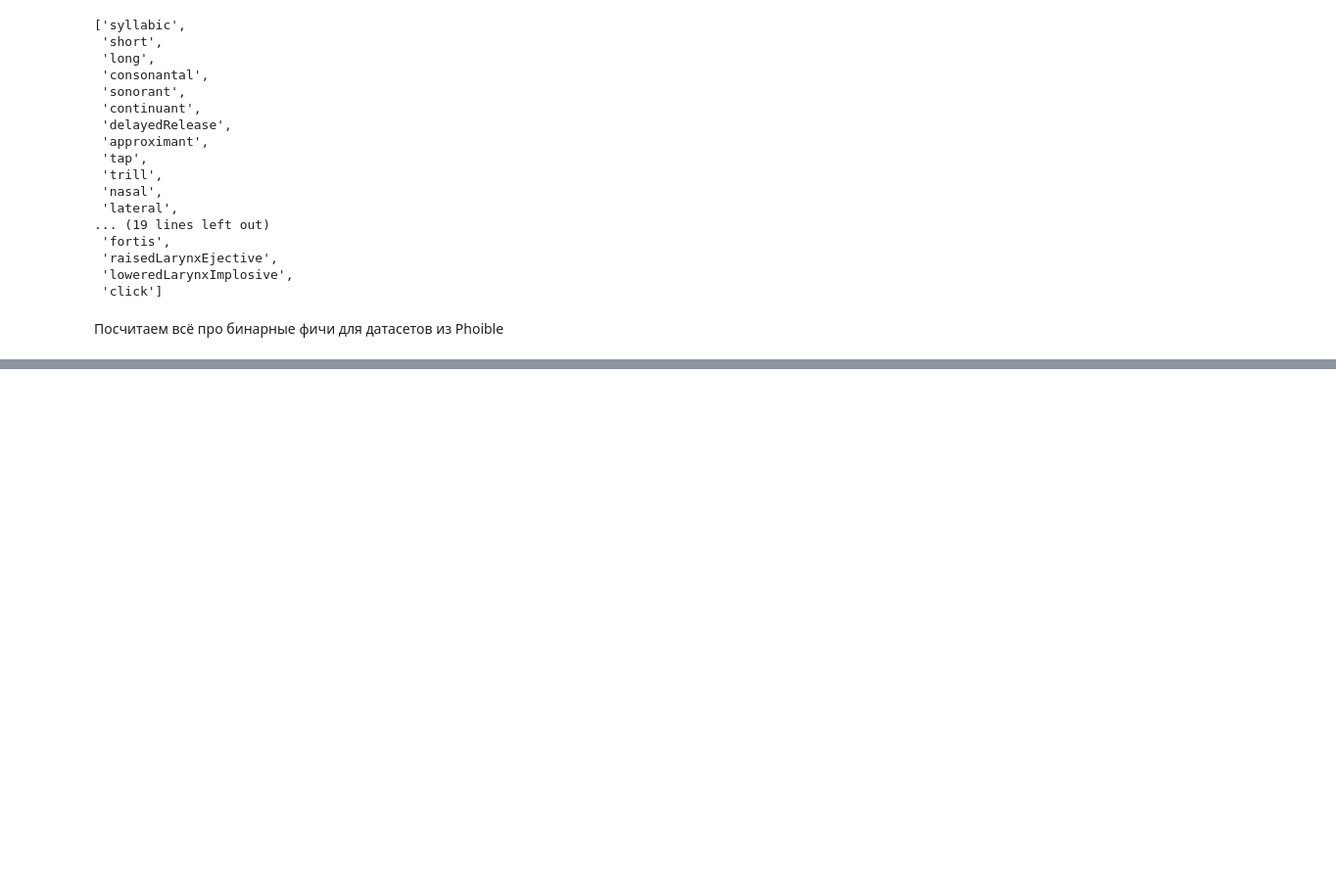
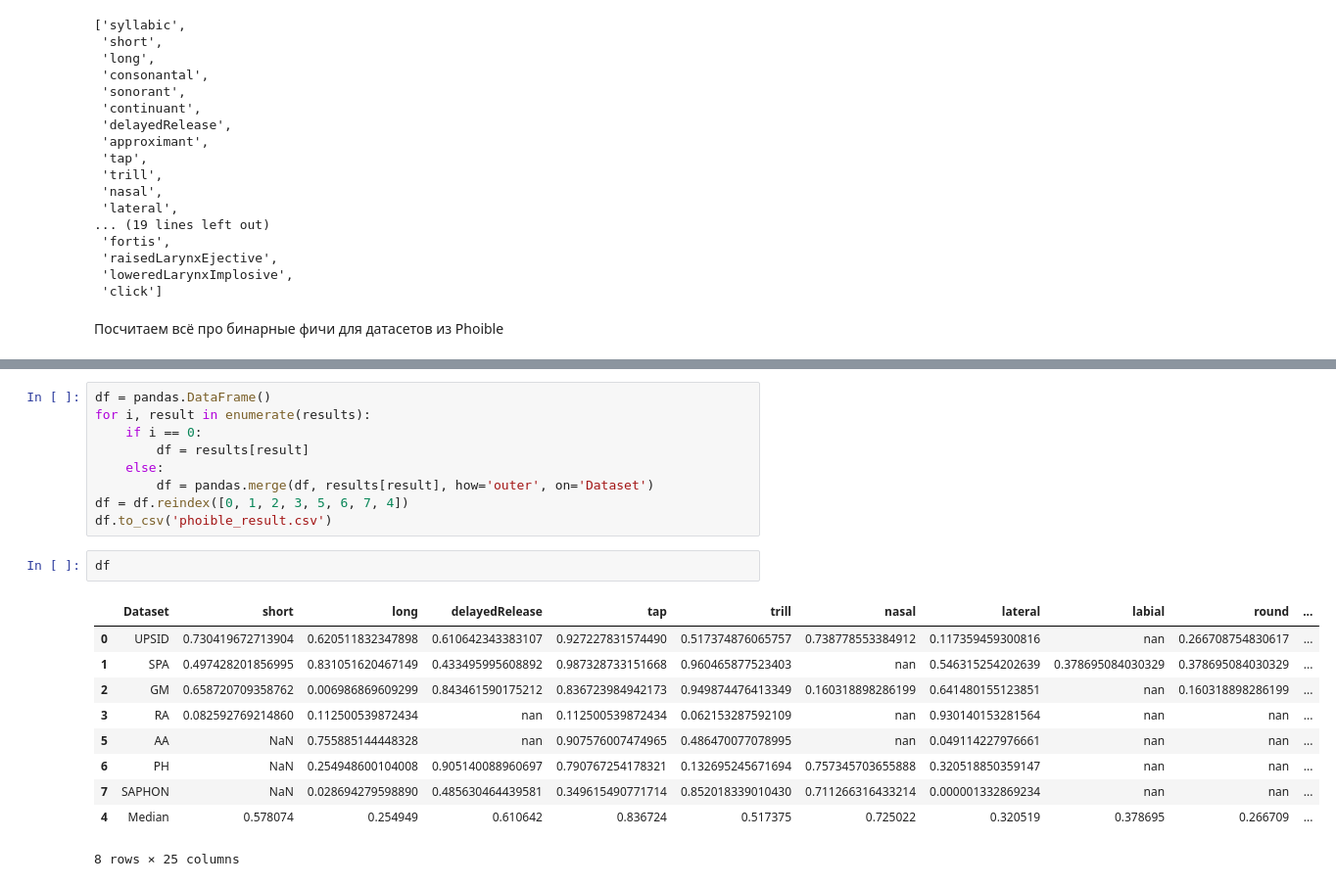
Before and after one commit to OneAdder/lingtypology_research, a Jupyter notebook: Ejectives, Implosives and Elevation (full data).ipynb, the cells around one changed output, grey strips where cells are left out. Shown at 98% size. Saved outputs shown, nothing was run; the diff lists cells and outputs as text; blank space fills up the shorter version.

```diff
--- a/Ejectives, Implosives and Elevation (full data).ipynb
+++ b/Ejectives, Implosives and Elevation (full data).ipynb
@@ -598,0 +235,22 @@ results['click']
+# %%
+df = pandas.DataFrame()
+for i, result in enumerate(results):
+    if i == 0:
+        df = results[result]
+    else:
+        df = pandas.merge(df, results[result], how='outer', on='Dataset')
+df = df.reindex([0, 1, 2, 3, 5, 6, 7, 4])
+df.to_csv('phoible_result.csv')
+# %%
+df
+# %% [output]
+|  | Dataset | short | long | delayedRelease | tap | trill | nasal | lateral | labial | round | ... |
+| 0 | UPSID | 0.730419672713904 | 0.620511832347898 | 0.610642343383107 | 0.927227831574490 | 0.517374876065757 | 0.738778553384912 | 0.117359459300816 | nan | 0.266708754830617 | ... |
+| 1 | SPA | 0.497428201856995 | 0.831051620467149 | 0.433495995608892 | 0.987328733151668 | 0.960465877523403 | nan | 0.546315254202639 | 0.378695084030329 | 0.378695084030329 | ... |
+| 2 | GM | 0.658720709358762 | 0.006986869609299 | 0.843461590175212 | 0.836723984942173 | 0.949874476413349 | 0.160318898286199 | 0.641480155123851 | nan | 0.160318898286199 | ... |
+| 3 | RA | 0.082592769214860 | 0.112500539872434 | nan | 0.112500539872434 | 0.062153287592109 | nan | 0.930140153281564 | nan | nan | ... |
+| 5 | AA | NaN | 0.755885144448328 | nan | 0.907576007474965 | 0.486470077078995 | nan | 0.049114227976661 | nan | nan | ... |
+| 6 | PH | NaN | 0.254948600104008 | 0.905140088960697 | 0.790767254178321 | 0.132695245671694 | 0.757345703655888 | 0.320518850359147 | nan | nan | ... |
+| 7 | SAPHON | NaN | 0.028694279598890 | 0.485630464439581 | 0.349615490771714 | 0.852018339010430 | 0.711266316433214 | 0.000001332869234 | nan | nan | ... |
+| 4 | Median | 0.578074 | 0.254949 | 0.610642 | 0.836724 | 0.517375 | 0.725022 | 0.320519 | 0.378695 | 0.266709 | ... |
+8 rows × 25 columns
```
Also changed, not shown: parts of 39 cells of this notebook, 1 other file.
